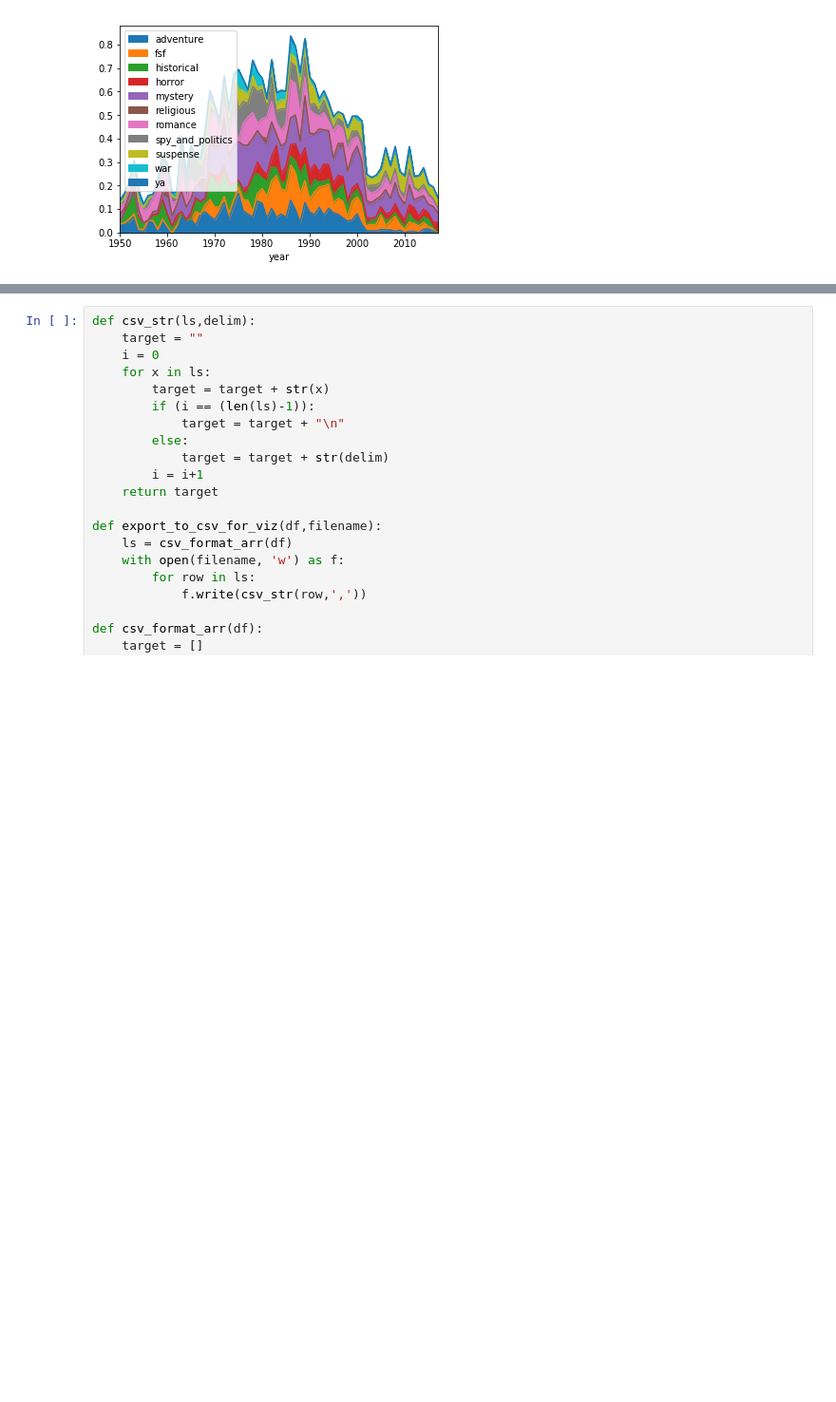
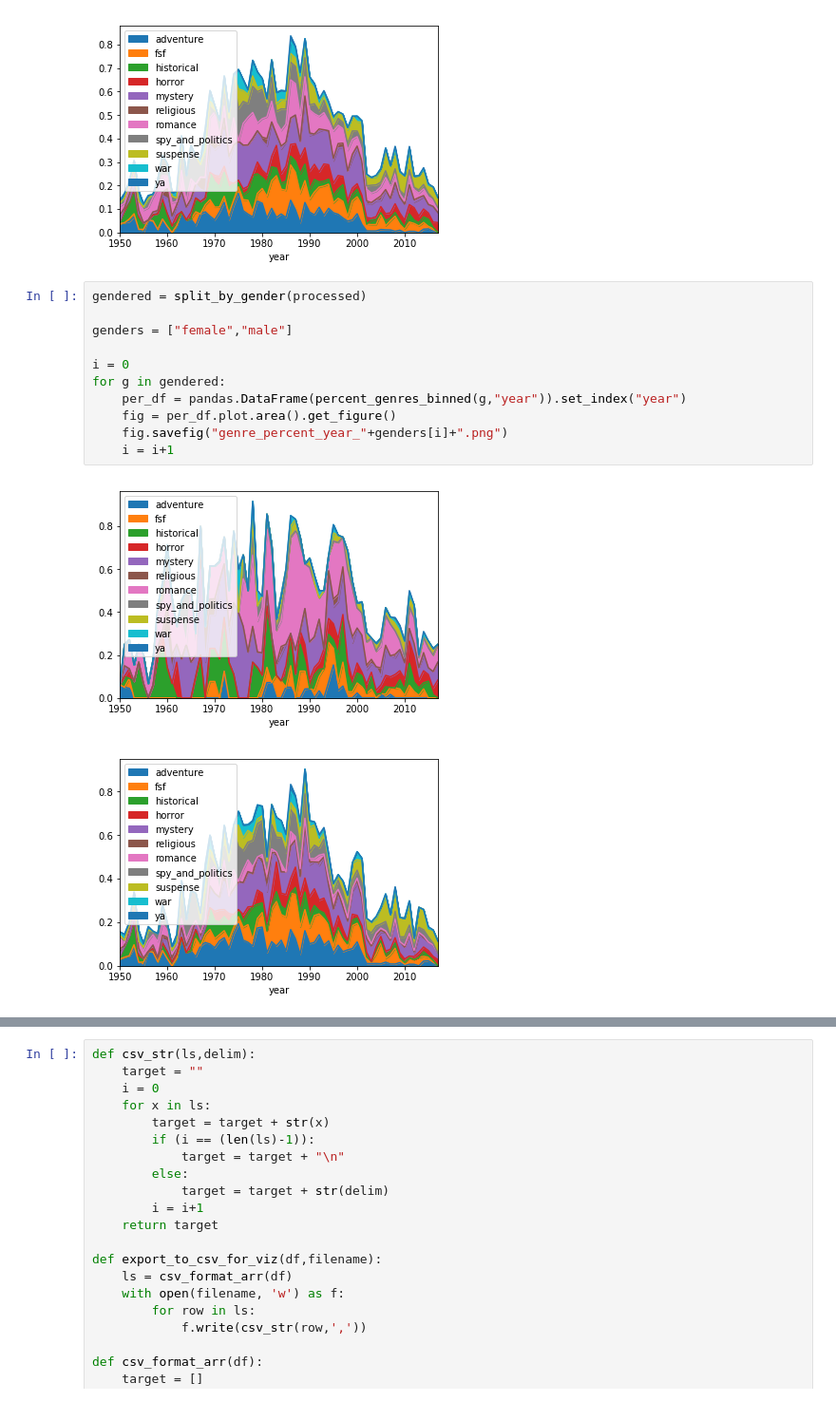
Before and after one commit to cimar/books, a Jupyter notebook: Clean Glue.ipynb, the cells around one changed output, grey strips where cells are left out. Shown at 95% size. Saved outputs shown, nothing was run; the diff lists cells and outputs as text; blank space fills up the shorter version.

```diff
--- a/Clean Glue.ipynb
+++ b/Clean Glue.ipynb
@@ -753,6 +739,20 @@ fig.savefig("genre_percent_year.png")
 #fig.savefig("by_week.png")
 # %% [output]
 [figure]
+# %%
+gendered = split_by_gender(processed)
+
+genders = ["female","male"]
+
+i = 0
+for g in gendered:
+    per_df = pandas.DataFrame(percent_genres_binned(g,"year")).set_index("year")
+    fig = per_df.plot.area().get_figure()
+    fig.savefig("genre_percent_year_"+genders[i]+".png")
+    i = i+1
+# %% [output]
+[figure, added]
+[figure, added]
 # %%
 def is_any_genre(fast_ls):
     for x in fast_ls:
```
Also changed, not shown: parts of 9 cells of this notebook, 7 other files.
